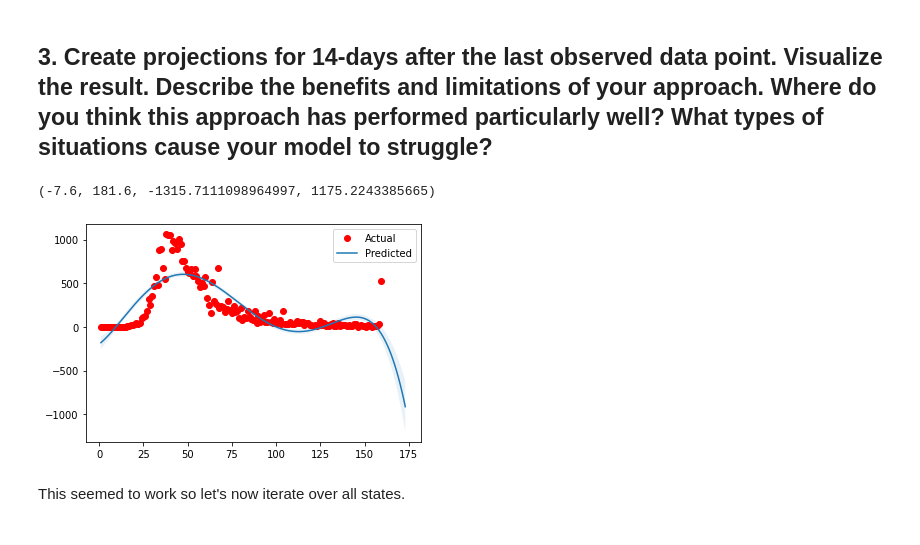
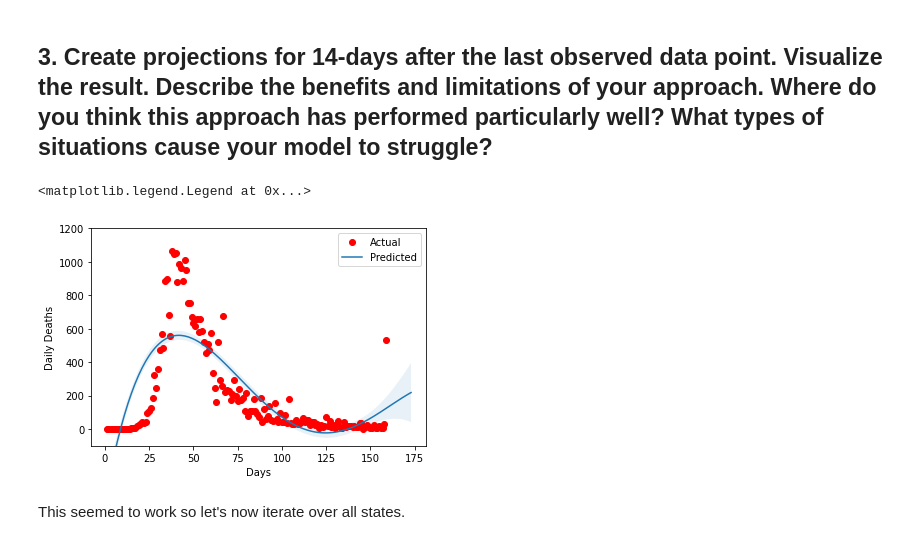
Before and after one commit to gluckt/covid19-exploration, a Jupyter notebook: covid19.ipynb, the cells around one changed output. Drawn from its saved outputs; the diff is of its cells as text; code cells hidden in the pictures.

```diff
--- a/covid19.ipynb
+++ b/covid19.ipynb
@@ -199,31 +199,34 @@ def compute_daily_deaths(df,loc_id):
 # %%
 # first testing on this loc_id
 loc_id = 555
 
 # We will again fit a least-squares polynomial curve to each sequence, and then plot the predictions for 14 days in the future.
 y = compute_daily_deaths(covid_data, loc_id)
-d = 5 # polynomial degree
+d = 4 # polynomial degree
 n = len(y) # number of time steps
 x = np.linspace(1,n+14,n+14) # point space
 
 # do curve fitting and compute std. error using covariance matrix
 p, cov = np.polyfit(x[:-14], y, d, cov=True)
 TT = np.vstack([x**(d-i) for i in range(d+1)]).T
 yi = np.dot(TT, p)  # matrix multiplication calculates the polynomial values
 C_yi = np.dot(TT, np.dot(cov, TT.T)) # C_y = TT*C_z*TT.T
 sig_yi = np.sqrt(np.diag(C_yi))  # Standard deviations are sqrt of diagonal
 
 fg, ax = plt.subplots(1, 1)
 # ax.set_title("Fit for Polynomial (degree {}) with $\pm1\sigma$-interval".format(n))
 ax.fill_between(x, yi+sig_yi, yi-sig_yi, alpha=.1)
 
 ax.plot(x[:-14], y, 'ro')
 ax.plot(x, yi,'-')
+ax.set_ylim((-100,1200))
+ax.set_xlabel("Days")
+ax.set_ylabel("Daily Deaths")
 ax.legend(['Actual', "Predicted"])
-ax.axis('tight')
+# ax.axis('tight')
 # %% [output]
-(-7.6, 181.6, -1315.7111098964997, 1175.2243385665)
+<matplotlib.legend.Legend at 0x...>
-[figure, old version]
+[figure, new version]
 # %% [markdown]
 This seemed to work so let's now iterate over all states.
 # %%
```
Also changed, not shown: parts of 2 cells of this notebook.
